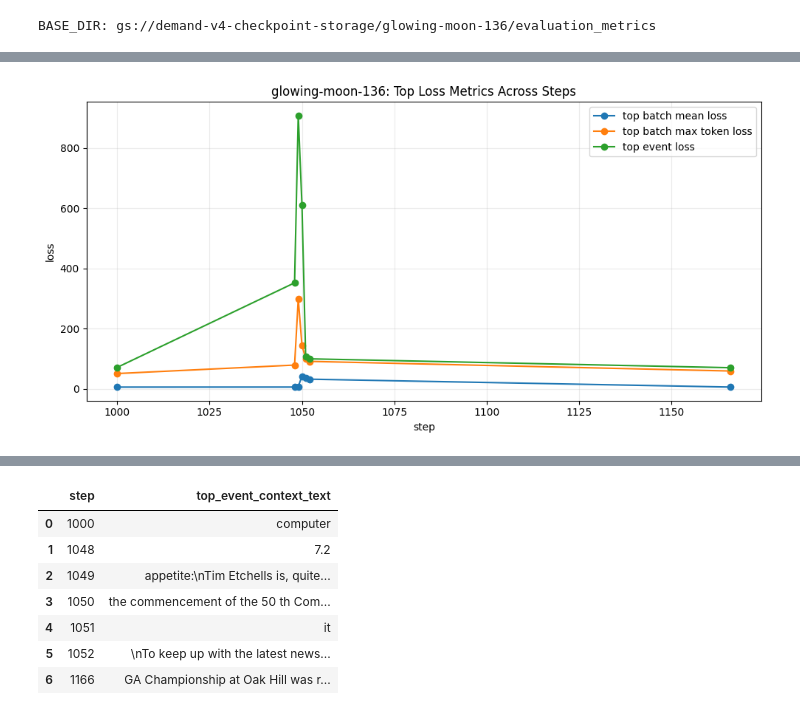
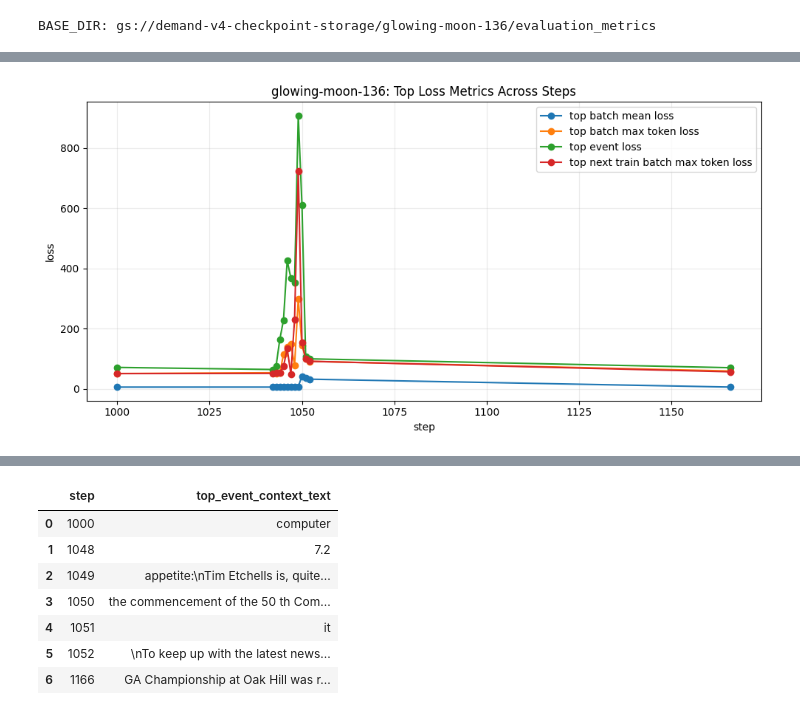
Before and after one commit to tingtang2/picodo, a Jupyter notebook: inspect_loss_reports_across_steps.ipynb, the cells around one changed output, grey strips where cells are left out. Saved outputs shown, nothing was run; the diff lists cells and outputs as text; code cells hidden in the pictures.

```diff
--- a/inspect_loss_reports_across_steps.ipynb
+++ b/inspect_loss_reports_across_steps.ipynb
@@ -22,7 +22,7 @@ BUCKET = "gs://demand-v4-checkpoint-storage"
 RUN_NAME = "glowing-moon-136"
 SPLIT = "valid"  # usually valid
 NUM_STEPS = 10    # used when STEP_LIST is None
-STEP_LIST = [1000, 1048, 1049, 1050, 1051, 1052, 1166]  # e.g., [1000, 1020, 1040]
+STEP_LIST = [1000, 1042, 1043, 1044, 1045, 1046, 1047, 1048, 1049, 1050, 1051, 1052, 1166]  # e.g., [1000, 1020, 1040]
 
 BASE_DIR = epath.Path(f"{BUCKET.rstrip('/')}/{RUN_NAME}/evaluation_metrics")
 print("BASE_DIR:", BASE_DIR)
@@ -79,6 +79,7 @@ for step in selected_steps:
         'top_batch_mean_loss': top_batch.get('mean_loss'),
         'top_batch_max_token_loss': top_batch.get('max_token_loss'),
         'top_event_loss': top_event.get('loss'),
+        'next_train_batch_max_token_loss': (rep.get('next_train_batch_analysis') or {}).get('batch_max_token_loss'),
         'top_event_batch_index': top_event.get('batch_index'),
         'top_event_example_index': top_event.get('example_index'),
         'top_event_position': top_event.get('position'),
@@ -112,18 +119,19 @@ Loaded reports: 7
 # %%
 if len(df):
     fig, ax = plt.subplots(figsize=(10, 5))
     ax.plot(df['step'], df['top_batch_mean_loss'], marker='o', label='top batch mean loss')
     ax.plot(df['step'], df['top_batch_max_token_loss'], marker='o', label='top batch max token loss')
     ax.plot(df['step'], df['top_event_loss'], marker='o', label='top event loss')
+    ax.plot(df['step'], df['next_train_batch_max_token_loss'], marker='o', label='top next train batch max token loss')
     ax.set_title(f"{RUN_NAME}: Top Loss Metrics Across Steps")
     ax.set_xlabel('step')
     ax.set_ylabel('loss')
     ax.grid(alpha=0.25)
     ax.legend()
     plt.tight_layout()
     plt.show()
 # %% [output]
-[figure, old version]
+[figure, new version]
 # %%
 # Print concise per-step summary
 for _, r in df.iterrows():
```
Also changed, not shown: parts of 7 cells of this notebook, 1 other file.
